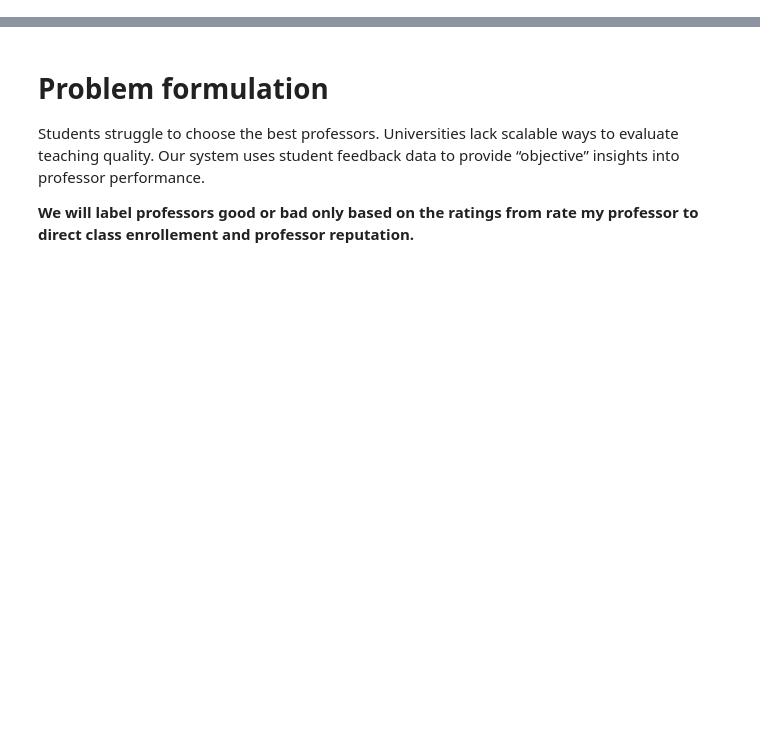
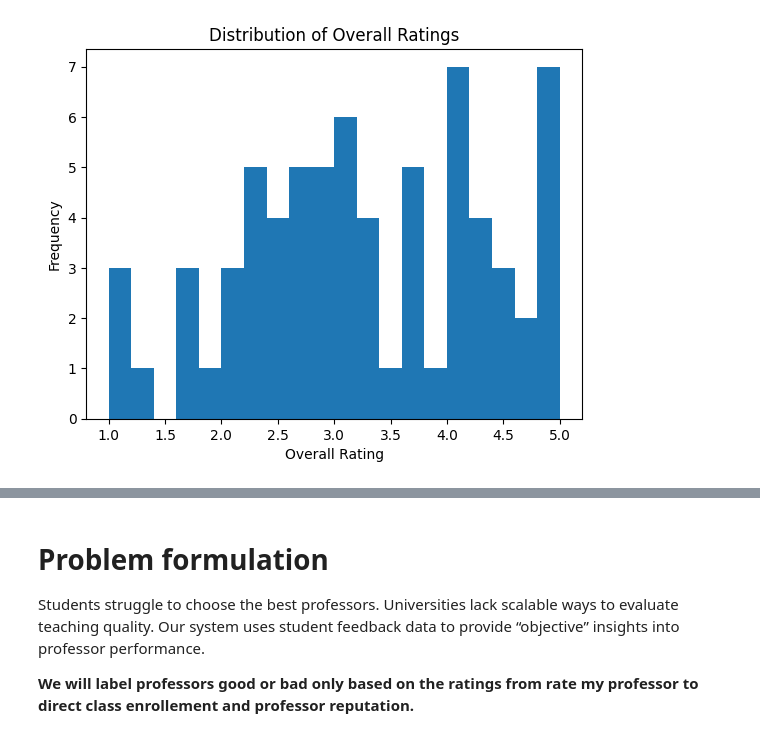
Before and after one commit to cwjng/si568-project3, a Jupyter notebook: main_project.ipynb, the cells around one changed output, grey strips where cells are left out. Drawn from its saved outputs; the diff is of its cells as text; code cells hidden in the pictures; blank space fills up the shorter version.

```diff
--- a/main_project.ipynb
+++ b/main_project.ipynb
@@ -18,12 +20,14 @@ def load_all_dataframes() -> Dict[str, pd.DataFrame]:
 	return {
 		"faculty_ratings": load_csv("umsi-faculty-ratings.csv"),
 		"rating_posts": load_csv("umsi-rating-posts.csv"),
+		"atlas": load_csv("instructor-data.csv"),
 	}
 
 
 dataframes = load_all_dataframes()
 faculty_ratings = dataframes["faculty_ratings"]
 rating_posts = dataframes["rating_posts"]
+atlas = dataframes["atlas"]
 
 # Keep post id, and map faculty_id to id so merge can be on "id"
 rating_posts_for_merge = rating_posts.rename(columns={"id": "post_id", "faculty_id": "id"})
@@ -43,0 +65,8 @@ display(merged_df.head(1))
+# %%
+plt.hist(dataframes["faculty_ratings"]["overall_rating"], bins=20)
+plt.xlabel("Overall Rating")
+plt.ylabel("Frequency")
+plt.title("Distribution of Overall Ratings")
+plt.show()
+# %% [output]
+[figure, added]
```
Also changed, not shown: parts of 11 cells of this notebook, 1 other file.
